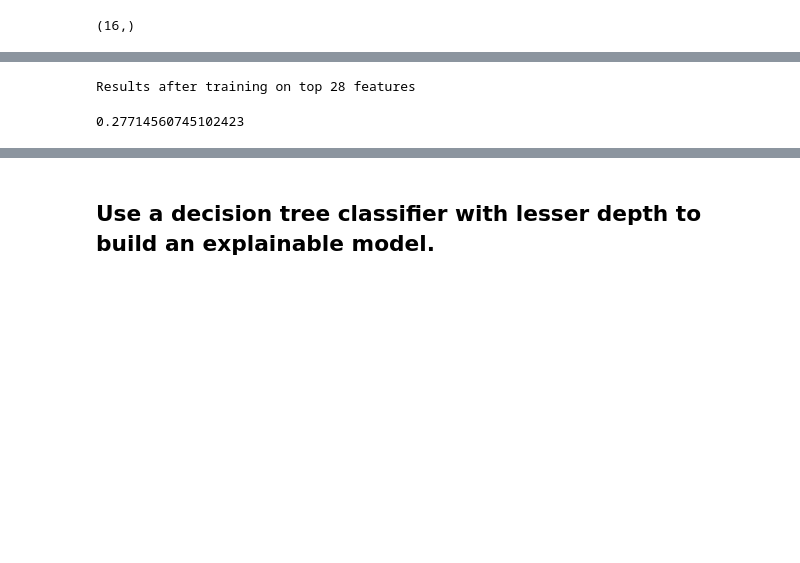
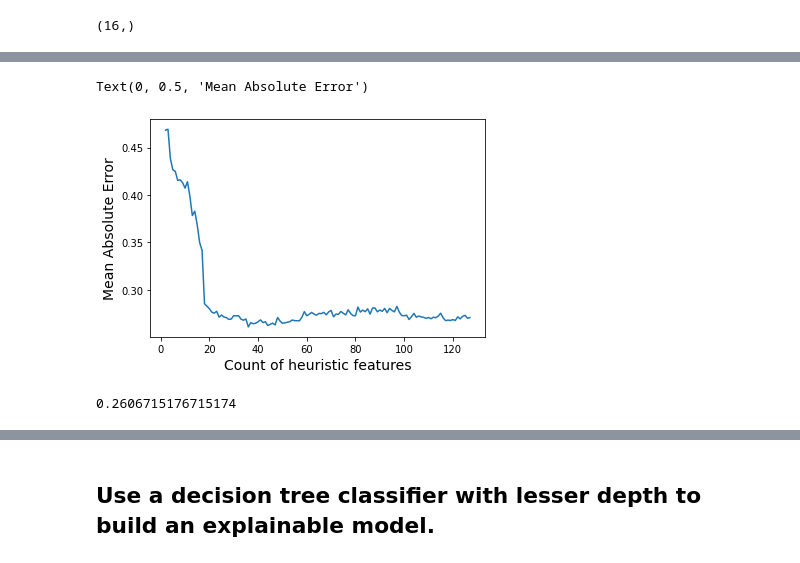
Before and after one commit to rdverse/deepHAItune, a Jupyter notebook: Machine Learning/ML_notebook.ipynb, the cells around one changed output, grey strips where cells are left out. Drawn from its saved outputs; the diff is of its cells as text; code cells hidden in the pictures; blank space fills up the shorter version.

```diff
--- a/Machine Learning/ML_notebook.ipynb
+++ b/Machine Learning/ML_notebook.ipynb
@@ -123,11 +144,0 @@ These are the top 12 important features:
-# %%
-top = 28
-X_Train_top = [item[:top] for item in X_Train]
-y_Train_top = y_Train
-X_Test_top = [item[:top] for item in X_Test]
-y_Test_top = y_Test
-# %%
-#Load the model and fit with the top data
-skRF = skRandomForest()
-model = skRF.best_model(metric = 'mae')
-model.fit(X_Train_top, y_Train_top.ravel())
@@ -155,7 +145,36 @@ GridSearchCV(cv=3,
-# %%
-print("Results after training on top 28 features")
-preds_top = model.predict(X_Test_top)
-mean_absolute_error(preds_top, y_Test_top)
-# %% [output]
-Results after training on top 28 features
-0.27714560745102423
+# %%
+from sklearn.ensemble import RandomForestRegressor
+def train_top_heur(count):
+    top = count
+    X_Train_top = [item[:top] for item in X_Train]
+    y_Train_top = y_Train
+    X_Test_top = [item[:top] for item in X_Test]
+    y_Test_top = y_Test
+    #Load the model and fit with the top data
+
+    #skRF = skRandomForest()
+    #model = skRF.best_model(metric = 'mae')
+    mod = RandomForestRegressor()
+    mod.fit(X_Train_top, y_Train_top.ravel())
+    print("Results after training on top 28 features")
+    preds_top = mod.predict(X_Test_top)
+    result = mean_absolute_error(preds_top, y_Test_top)
+    return result
+# %%
+heuristic_range = np.arange(2,len(labels))
+accuracies = list()
+
+for count in tqdm.tqdm(heuristic_range):
+    accuracies.append(train_top_heur(count))
+    clear_output(wait=True)
+
+plt.plot(heuristic_range, accuracies)
+plt.xlabel('Count of heuristic features', fontsize = 14)
+plt.ylabel('Mean Absolute Error', fontsize = 14)
+# %% [output]
+Text(0, 0.5, 'Mean Absolute Error')
+[figure, added]
+# %%
+min(accuracies)
+# %% [output]
+0.2606715176715174
```
Also changed, not shown: parts of 32 cells of this notebook, 20 other files.
